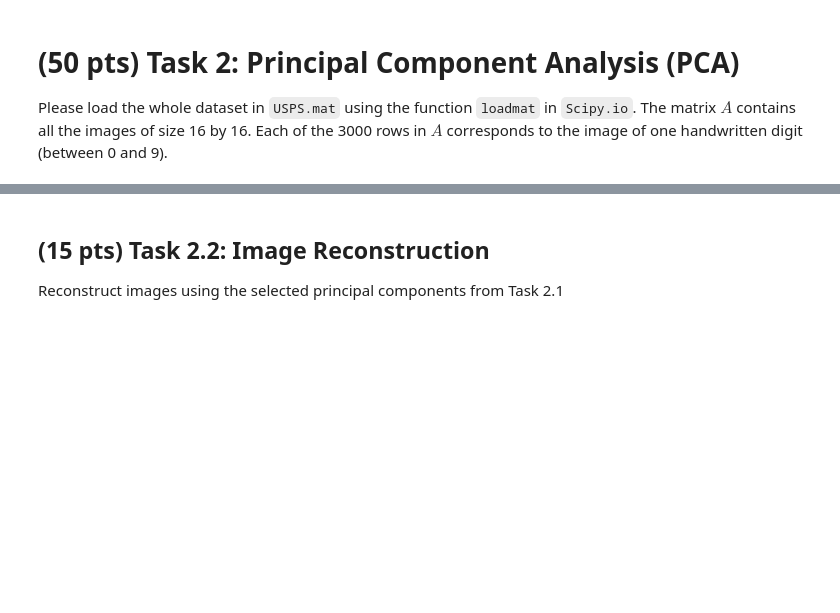
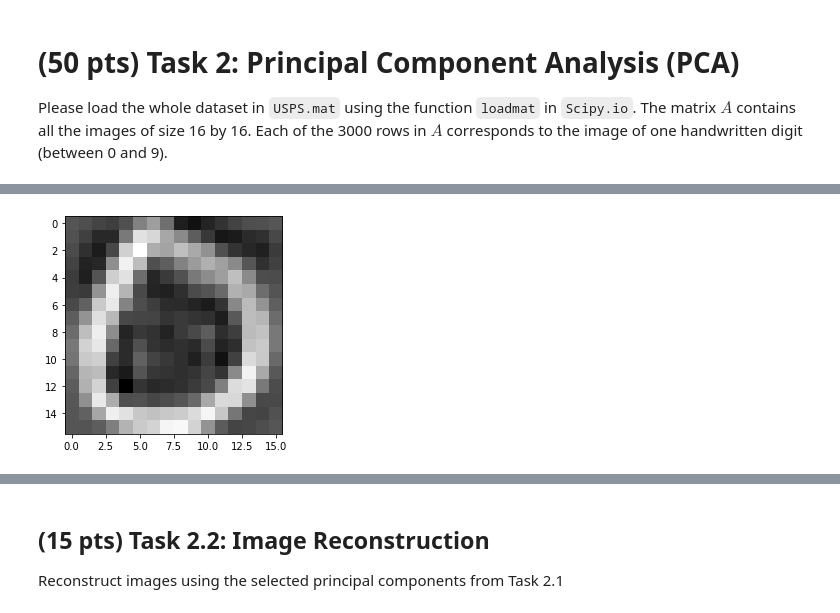
Before and after one commit to yavuzDemir21/Machine-Learning-Kmeans-PCA, a Jupyter notebook: SolnTemplate.ipynb, the cells around one changed output, grey strips where cells are left out. Saved outputs shown, nothing was run; the diff lists cells and outputs as text; code cells hidden in the pictures; blank space fills up the shorter version.

```diff
--- a/SolnTemplate.ipynb
+++ b/SolnTemplate.ipynb
@@ -209,0 +194,12 @@ Implement PCA and apply it to the data using $d = 50, 100, 200, 300$ principal c
+# %%
+def sort_eigenvectors(_dataset):
+
+    standardized_cov = np.cov(standardize(_dataset).T)
+
+    eigenvalues, eigenvectors = np.linalg.eig(standardized_cov)
+
+    indices = np.argsort(eigenvalues)[::-1]
+
+    sorted_eigenvectors = eigenvectors[:,indices]
+
+    return sorted_eigenvectors
@@ -209,0 +208,10 @@ Implement PCA and apply it to the data using $d = 50, 100, 200, 300$ principal c
+# %%
+def reconstruct_with_d(_dataset,d):
+
+    sorted_eigenvectors = sort_eigenvectors(_dataset)
+
+    G = sorted_eigenvectors[:,:d]
+
+    reconstructed = np.dot(G,np.dot(G.T, _dataset.T))
+
+    return reconstructed
@@ -209,0 +222,4 @@ Implement PCA and apply it to the data using $d = 50, 100, 200, 300$ principal c
+# %%
+def plot_image_reconstruction(reconstructed_data, index):
+
+    plt.imshow(np.reshape(reconstructed_data[:,index],(16,16)), cmap='gray')
@@ -209,0 +251,2 @@ Implement PCA and apply it to the data using $d = 50, 100, 200, 300$ principal c
+# %%
+reconstruciton_50 = reconstruct_with_d(dataset,50)
@@ -209,0 +259,4 @@ Implement PCA and apply it to the data using $d = 50, 100, 200, 300$ principal c
+# %%
+plot_image_reconstruction(reconstruciton_50,0)
+# %% [output]
+[figure, added]
```
Also changed, not shown: parts of 30 cells of this notebook.
